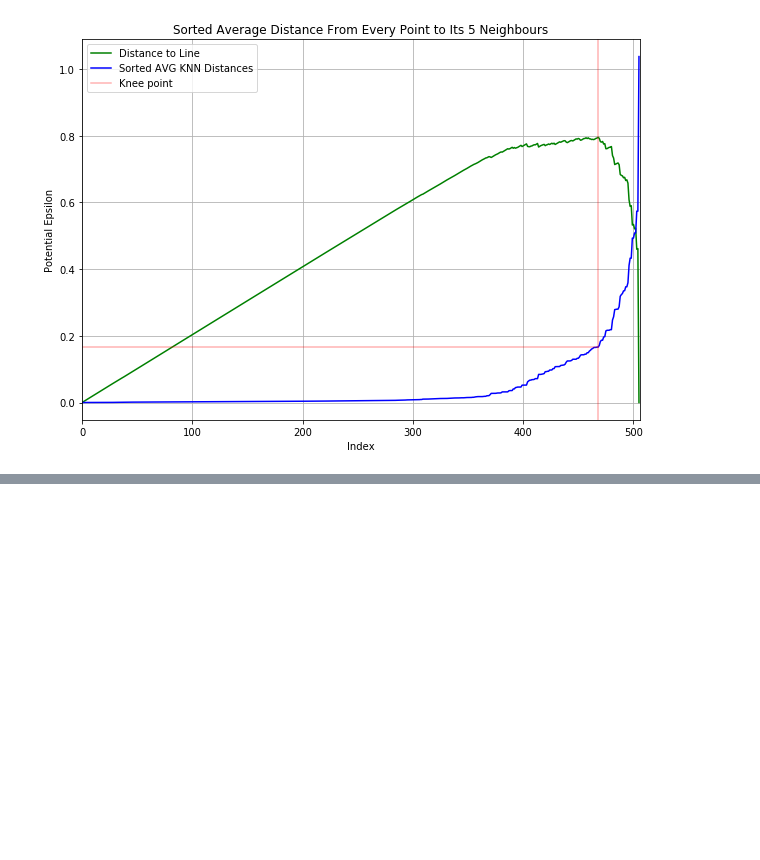
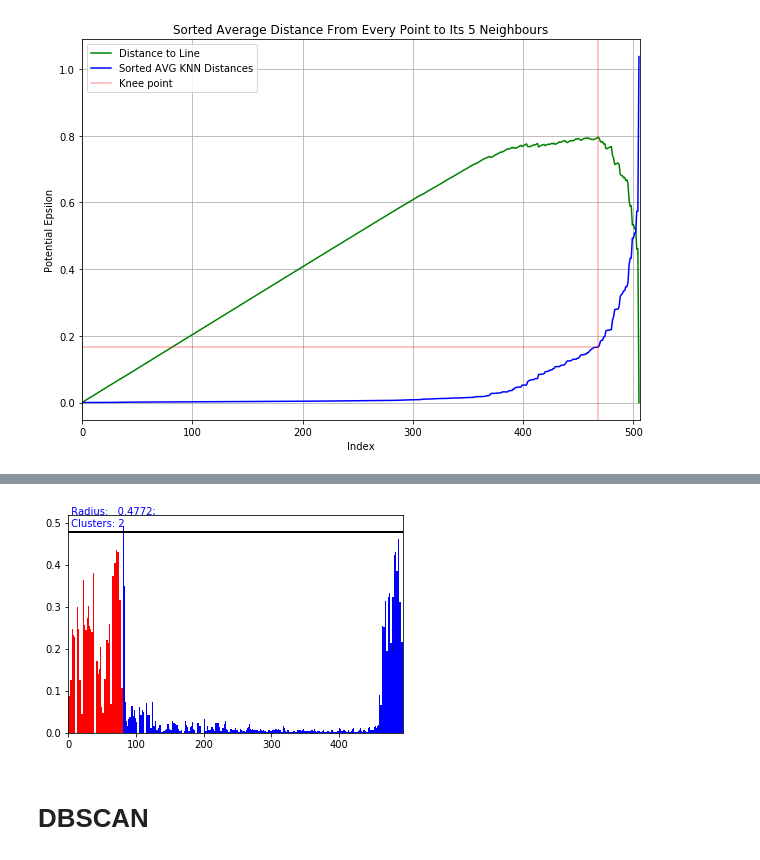
Before and after one commit to v-popov/ds_cheat_sheets, a Jupyter notebook: optics.ipynb, the cells around one changed output, grey strips where cells are left out. Cells and saved outputs as stored; diff of their text form; code cells hidden in the pictures; blank space fills up the shorter version.

```diff
--- a/optics.ipynb
+++ b/optics.ipynb
@@ -173,0 +260,8 @@ plt.grid()
+# %%
+# Display ordering.
+analyser = ordering_analyser(ordering)
+ordering_visualizer.show_ordering_diagram(analyser, 2)
+# %% [output]
+[figure, added]
+# %% [markdown]
+# DBSCAN
```
Also changed, not shown: parts of 16 cells of this notebook.
